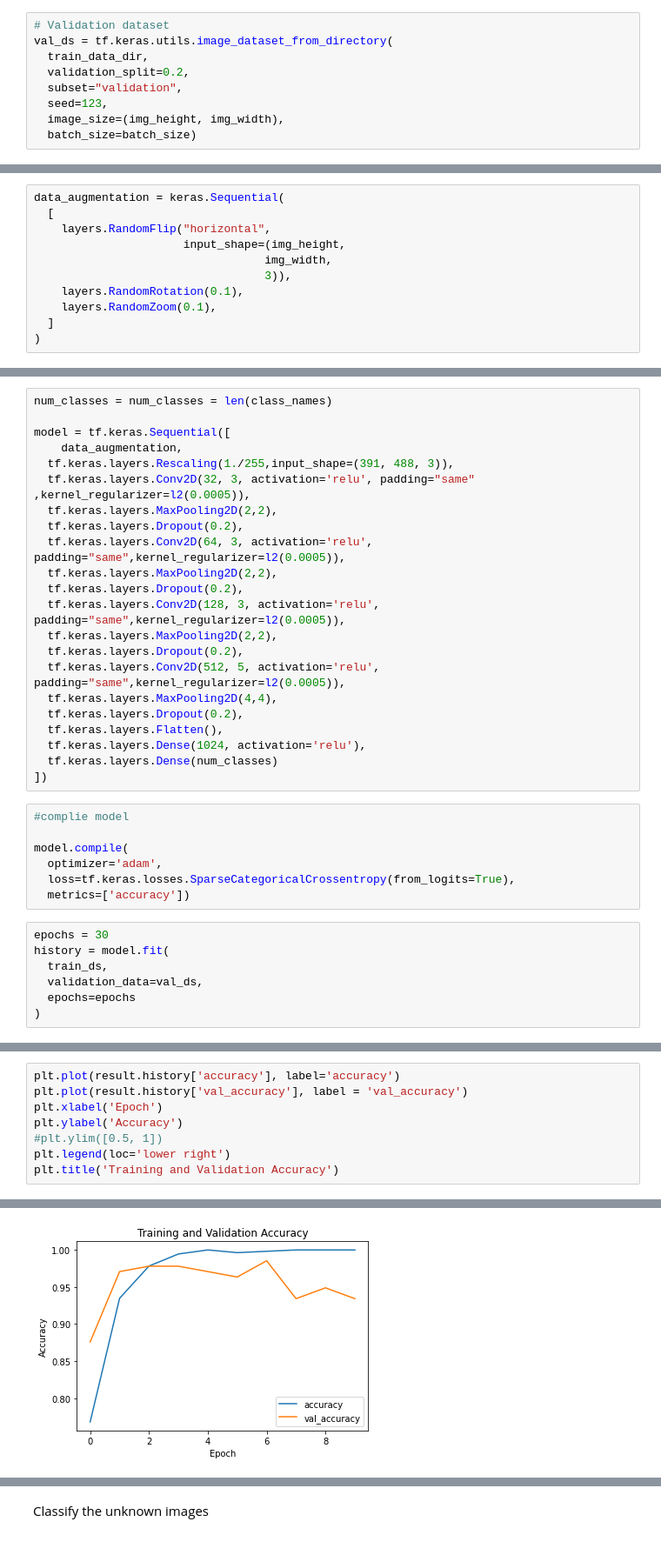
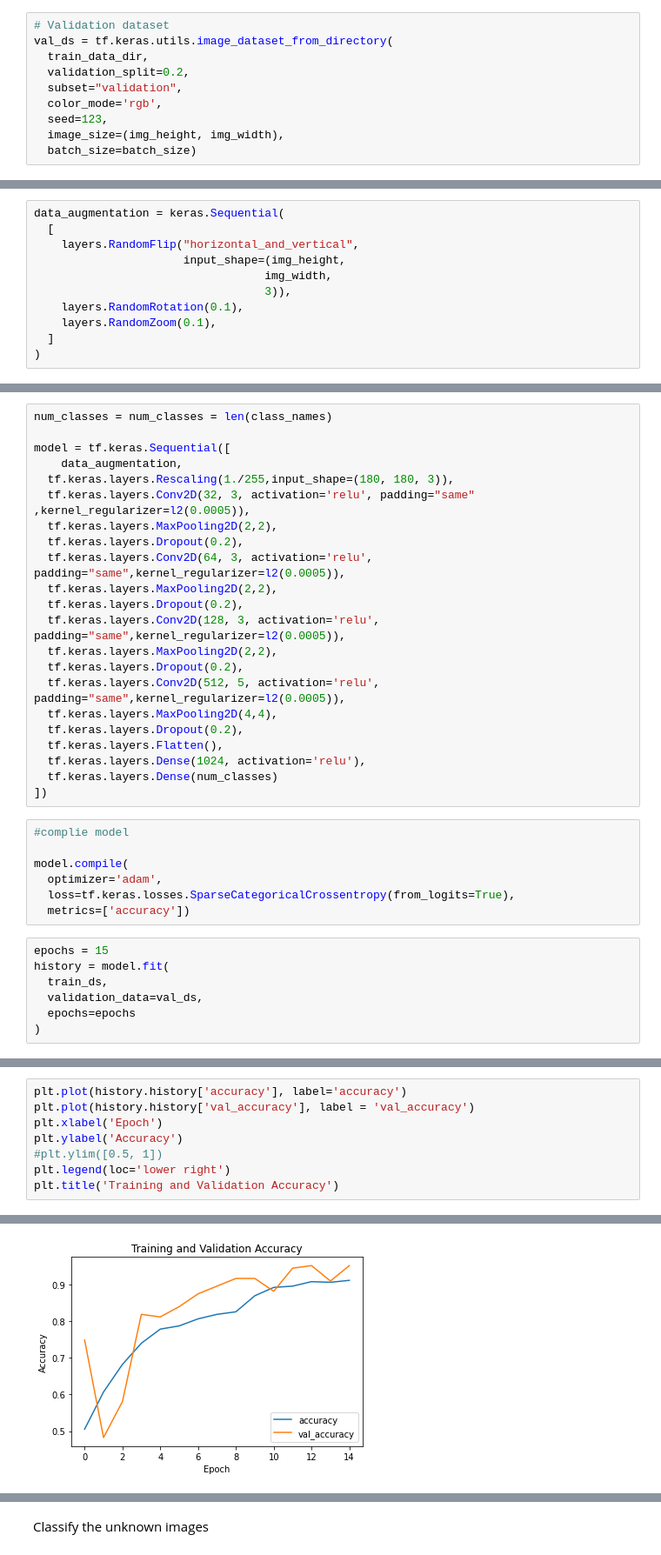
Before and after one commit to brendaFlavia/DeepLearningAssignment, a Jupyter notebook: Copy_of_Copy_of_LungOpacity2.ipynb, the cells around one changed output, grey strips where cells are left out. Shown at 87% size. Drawn from its saved outputs; the diff is of its cells as text.

```diff
--- a/Copy_of_Copy_of_LungOpacity2.ipynb
+++ b/Copy_of_Copy_of_LungOpacity2.ipynb
@@ -90,6 +88,7 @@ val_ds = tf.keras.utils.image_dataset_from_directory(
   train_data_dir,
   validation_split=0.2,
   subset="validation",
+  color_mode='rgb',
   seed=123,
   image_size=(img_height, img_width),
   batch_size=batch_size)
@@ -318,7 +312,7 @@ Apply Data Augumentation
 # %%
 data_augmentation = keras.Sequential(
   [
-    layers.RandomFlip("horizontal",
+    layers.RandomFlip("horizontal_and_vertical",
                       input_shape=(img_height,
                                   img_width,
                                   3)),
@@ -438,7 +432,7 @@ num_classes = num_classes = len(class_names)
 
 model = tf.keras.Sequential([
     data_augmentation,
-  tf.keras.layers.Rescaling(1./255,input_shape=(391, 488, 3)),
+  tf.keras.layers.Rescaling(1./255,input_shape=(180, 180, 3)),
   tf.keras.layers.Conv2D(32, 3, activation='relu', padding="same" ,kernel_regularizer=l2(0.0005)),
   tf.keras.layers.MaxPooling2D(2,2),
   tf.keras.layers.Dropout(0.2),
@@ -463,7 +457,7 @@ model.compile(
   loss=tf.keras.losses.SparseCategoricalCrossentropy(from_logits=True),
   metrics=['accuracy'])
 # %%
-epochs = 30
+epochs = 15
 history = model.fit(
   train_ds,
   validation_data=val_ds,
@@ -490,12 +484,12 @@ Epoch 30/30
 # %%
-plt.plot(result.history['accuracy'], label='accuracy')
-plt.plot(result.history['val_accuracy'], label = 'val_accuracy')
+plt.plot(history.history['accuracy'], label='accuracy')
+plt.plot(history.history['val_accuracy'], label = 'val_accuracy')
 plt.xlabel('Epoch')
 plt.ylabel('Accuracy')
 #plt.ylim([0.5, 1])
 plt.legend(loc='lower right')
 plt.title('Training and Validation Accuracy')
 # %% [output]
 Text(0.5, 1.0, 'Training and Validation Accuracy')
-[figure, old version]
+[figure, new version]
 # %%
```
Also changed, not shown: parts of 37 cells of this notebook.
